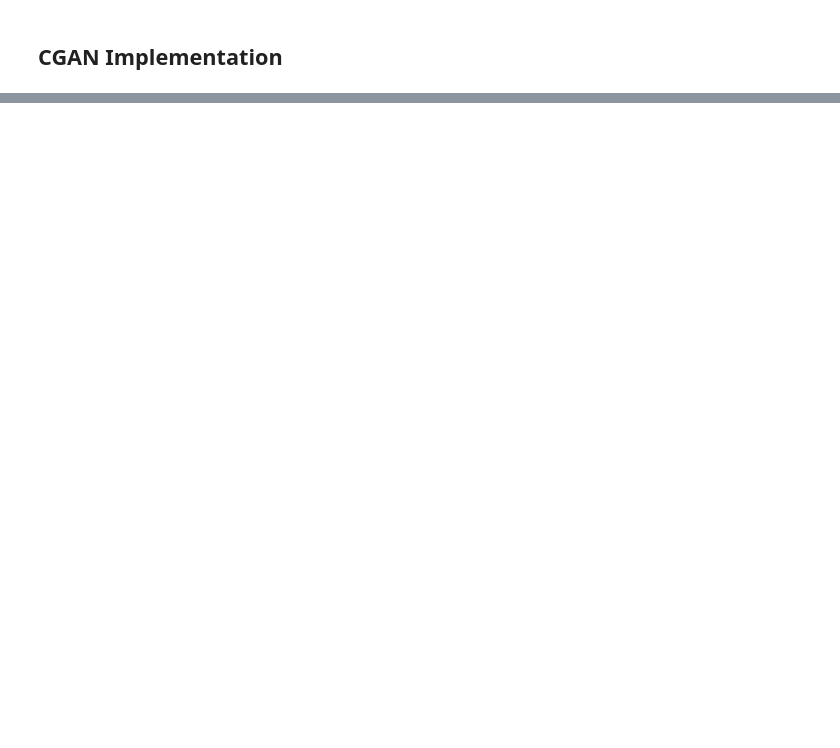
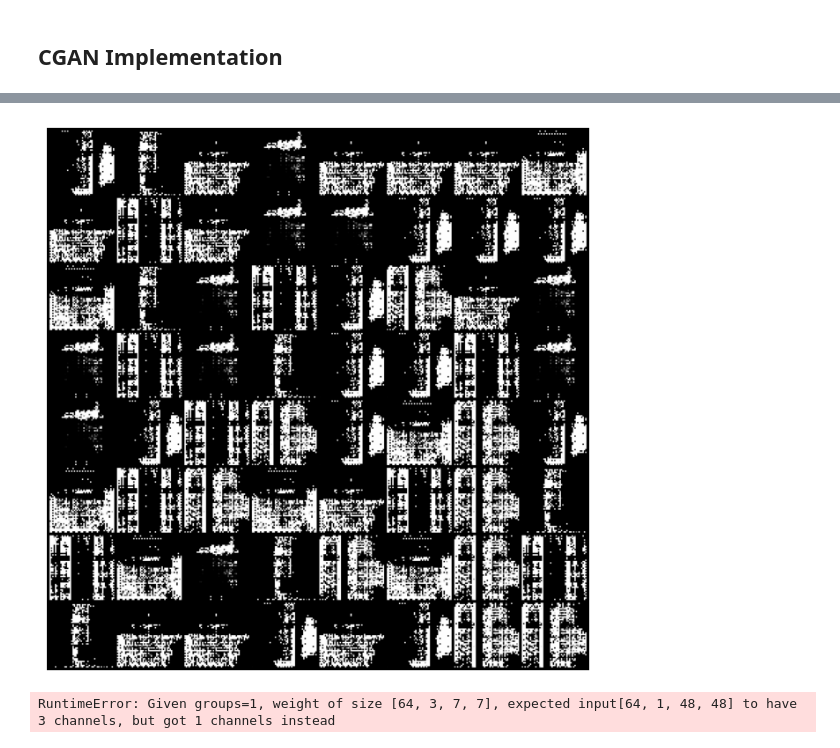
Before and after one commit to manavgurnani21/ECS174_Emotion_Detector, a Jupyter notebook: Final_Project_ADM_GAN.ipynb, the cells around one changed output, grey strips where cells are left out. Cells and saved outputs as stored; diff of their text form; code cells hidden in the pictures; blank space fills up the shorter version.

```diff
--- a/Final_Project_ADM_GAN.ipynb
+++ b/Final_Project_ADM_GAN.ipynb
@@ -32,7 +32,7 @@ data_root = os.path.join(path, "images")
 train_dir = os.path.join(data_root, "train")
 val_dir = os.path.join(data_root, "validation")
 
-transform = transforms.Compose([transforms.ToTensor(), transforms.Normalize((0.5, 0.5, 0.5), (0.5, 0.5, 0.5))])
+transform = transforms.Compose([transforms.ToTensor(), transforms.Normalize([0.5], [0.5]), transforms.Grayscale(num_output_channels=1)])
 
 train_set = datasets.ImageFolder(root=train_dir, transform=transform)
 test_set = datasets.ImageFolder(root=val_dir, transform=transform)
@@ -461,7 +461,7 @@ model = resnet18.to(device)
 def train_model_with_device(net, trainloader, testloader,
                             learning_rate=0.001,
                             criterion=nn.CrossEntropyLoss()):
-    epochs = 30
+    epochs = 50
     optimizer = optim.SGD(net.parameters(), lr=learning_rate, momentum=0.9)
 
     train_losses = []
@@ -568,13 +563,13 @@ else:
 nz = 100       # noise dimension
 ngf = 64       # generator feature maps
 ndf = 64       # discriminator feature maps
-nc = 3         # image channels
+nc = 1         # image channels
 image_size = 48
 num_classes = 7
 lr_g = 2e-4
 lr_d = 2e-4
 beta1 = 0.5
-num_gan_epochs = 30
+num_gan_epochs = 10
 batch_size = 64
 
 # ---------------------
@@ -583,7 +578,7 @@ batch_size = 64
 transform = transforms.Compose([
     transforms.Resize((image_size, image_size)),
     transforms.ToTensor(),
-    transforms.Normalize([0.5]*3, [0.5]*3)
+    transforms.Normalize([0.5]*nc, [0.5]*nc)
 ])
 
 # Assume train_set and test_set are already loaded torchvision datasets
@@ -824,3 +819,4 @@ def train_classifier(model, trainloader, testloader, lr=0.001, epochs=20):
     print(f"Test Accuracy: {correct/total:.4f}")
 
 train_classifier(resnet18, augmented_loader, test_loader)
+# %% [output]
@@ -826,0 +834,2 @@ train_classifier(resnet18, augmented_loader, test_loader)
+[figure, added]
+RuntimeError: Given groups=1, weight of size [64, 3, 7, 7], expected input[64, 1, 48, 48] to have 3 channels, but got 1 channels instead
```
Also changed, not shown: parts of 3 cells of this notebook.
